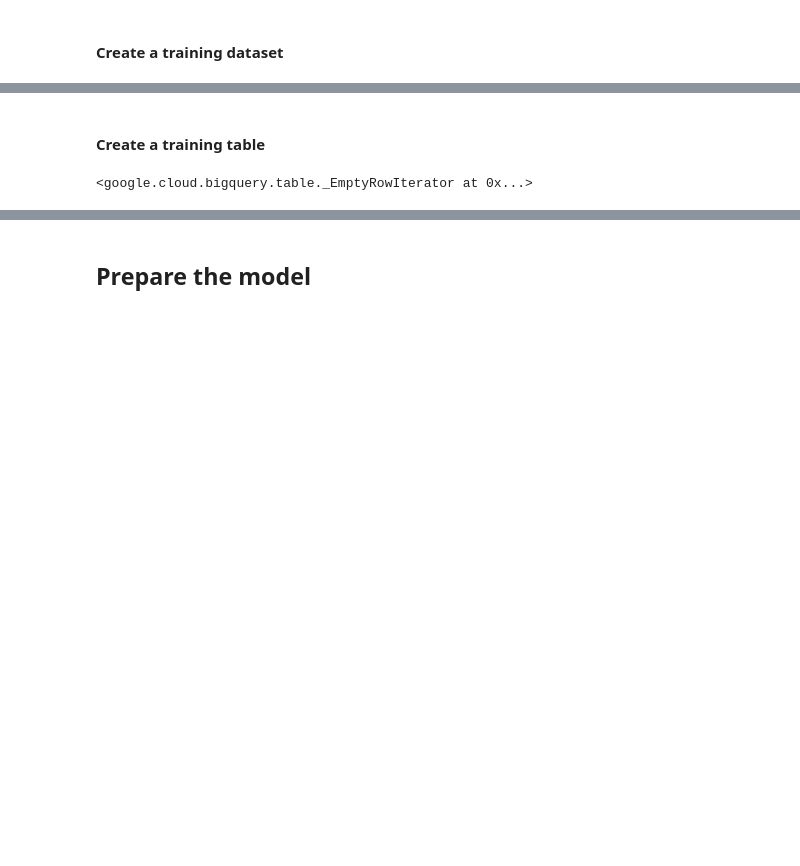
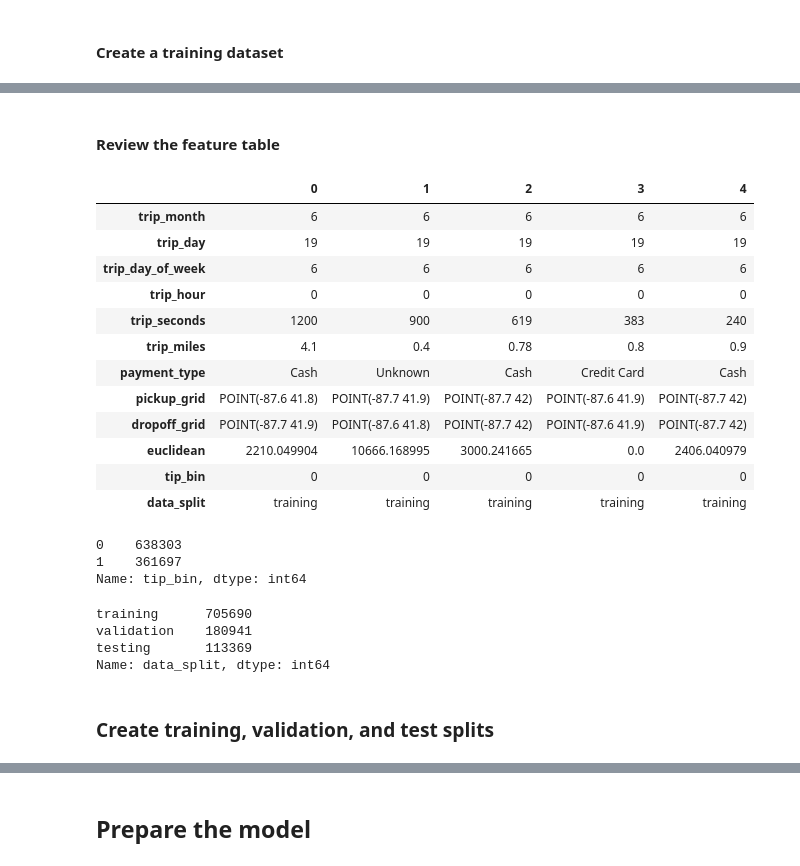
Before and after one commit to jarokaz/vertex-ai-workshop, a Jupyter notebook: 02-custom-job-tabular/custom-job-tabular.ipynb, the cells around one changed output, grey strips where cells are left out. Cells and saved outputs as stored; diff of their text form; code cells hidden in the pictures; blank space fills up the shorter version.

```diff
--- a/02-custom-job-tabular/custom-job-tabular.ipynb
+++ b/02-custom-job-tabular/custom-job-tabular.ipynb
@@ -143,2 +228,39 @@ Dataset jk-mlops-dev.training_dataset already exists
+# %% [markdown]
+#### Review the feature table
+# %%
+sql_script = f'''
+SELECT * EXCEPT (trip_start_timestamp)
+FROM {PROJECT}.{BQ_DATASET_NAME}.{BQ_TABLE_NAME}
+'''
+df = client.query(sql_script).result().to_dataframe()
+# %%
+df.head().T
+# %% [output]
+|  | 0 | 1 | 2 | 3 | 4 |
+| trip_month | 6 | 6 | 6 | 6 | 6 |
+| trip_day | 19 | 19 | 19 | 19 | 19 |
+| trip_day_of_week | 6 | 6 | 6 | 6 | 6 |
+| trip_hour | 0 | 0 | 0 | 0 | 0 |
+| trip_seconds | 1200 | 900 | 619 | 383 | 240 |
+| trip_miles | 4.1 | 0.4 | 0.78 | 0.8 | 0.9 |
+| payment_type | Cash | Unknown | Cash | Credit Card | Cash |
+| pickup_grid | POINT(-87.6 41.8) | POINT(-87.7 41.9) | POINT(-87.7 42) | POINT(-87.6 41.9) | POINT(-87.7 42) |
+| dropoff_grid | POINT(-87.7 41.9) | POINT(-87.6 41.8) | POINT(-87.7 42) | POINT(-87.6 41.9) | POINT(-87.7 42) |
+| euclidean | 2210.049904 | 10666.168995 | 3000.241665 | 0.0 | 2406.040979 |
+| tip_bin | 0 | 0 | 0 | 0 | 0 |
+| data_split | training | training | training | training | training |
+# %%
+df.tip_bin.value_counts()
+# %% [output]
+0    638303
+1    361697
+Name: tip_bin, dtype: int64
+# %%
+df.data_split.value_counts()
+# %% [output]
+training      705690
+validation    180941
+testing       113369
+Name: data_split, dtype: int64
 # %% [markdown]
-#### Create a training table
+### Create training, validation, and test splits
@@ -215,5 +266,0 @@ sql_script = sql_script.replace(
-# %%
-job = client.query(sql_script)
-job.result()
-# %% [output]
-<google.cloud.bigquery.table._EmptyRowIterator at 0x...>
```
Also changed, not shown: parts of 27 cells of this notebook, 1 other file.
